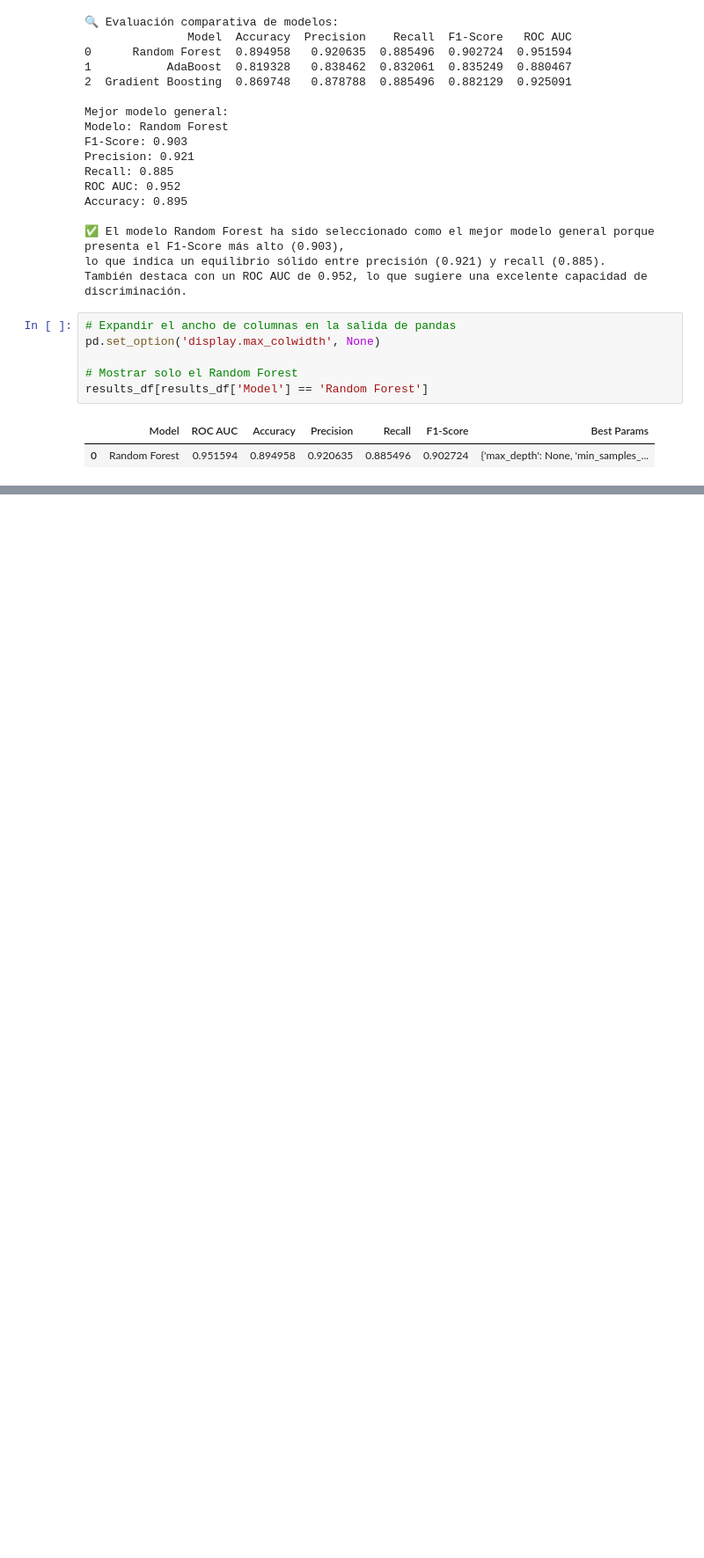
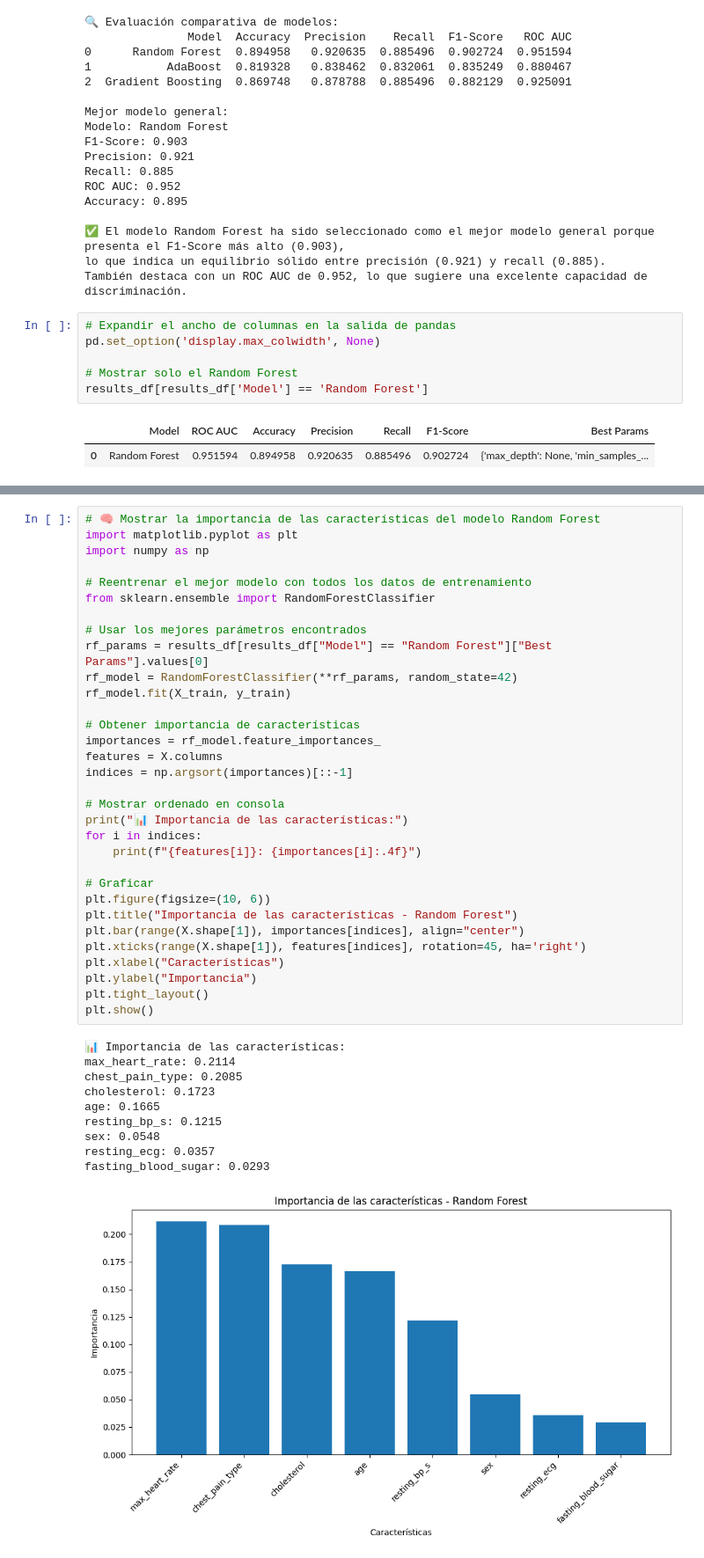
Before and after one commit to GrupoProyecto2IABD/ProyectoReconocimientoEnfermedad, a Jupyter notebook: scripts/modeling/modeling_rafa.ipynb, the cells around one changed output, grey strips where cells are left out. Shown: that part at 88% size. Drawn from its saved outputs; the diff is of its cells as text; blank space fills up the shorter version.

Commit message:
Modificación modeling_rafa.ipynb

```diff
--- a/scripts/modeling/modeling_rafa.ipynb
+++ b/scripts/modeling/modeling_rafa.ipynb
@@ -286,0 +286,43 @@ results_df[results_df['Model'] == 'Random Forest']
+# %%
+# 🧠 Mostrar la importancia de las características del modelo Random Forest
+import matplotlib.pyplot as plt
+import numpy as np
+
+# Reentrenar el mejor modelo con todos los datos de entrenamiento
+from sklearn.ensemble import RandomForestClassifier
+
+# Usar los mejores parámetros encontrados
+rf_params = results_df[results_df["Model"] == "Random Forest"]["Best Params"].values[0]
+rf_model = RandomForestClassifier(**rf_params, random_state=42)
+rf_model.fit(X_train, y_train)
+
+# Obtener importancia de características
+importances = rf_model.feature_importances_
+features = X.columns
+indices = np.argsort(importances)[::-1]
+
+# Mostrar ordenado en consola
+print("📊 Importancia de las características:")
+for i in indices:
+    print(f"{features[i]}: {importances[i]:.4f}")
+
+# Graficar
+plt.figure(figsize=(10, 6))
+plt.title("Importancia de las características - Random Forest")
+plt.bar(range(X.shape[1]), importances[indices], align="center")
+plt.xticks(range(X.shape[1]), features[indices], rotation=45, ha='right')
+plt.xlabel("Características")
+plt.ylabel("Importancia")
+plt.tight_layout()
+plt.show()
+# %% [output]
+📊 Importancia de las características:
+max_heart_rate: 0.2114
+chest_pain_type: 0.2085
+cholesterol: 0.1723
+age: 0.1665
+resting_bp_s: 0.1215
+sex: 0.0548
+resting_ecg: 0.0357
+fasting_blood_sugar: 0.0293
+[figure, added]
```
Also changed, not shown: parts of 2 cells of this notebook, 1 other file.
